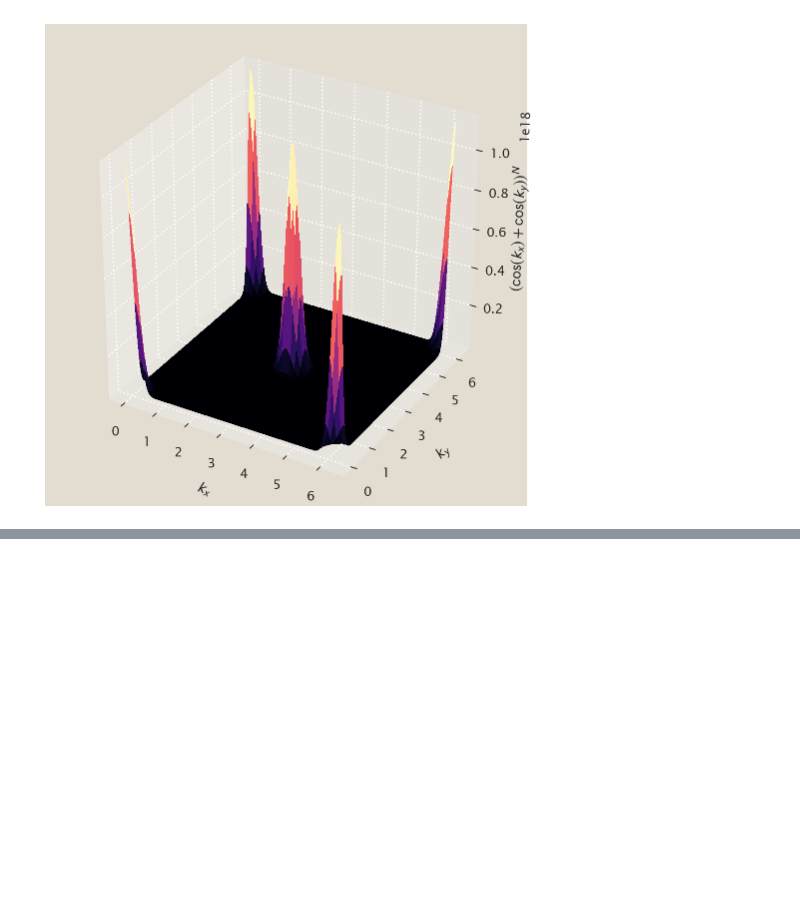
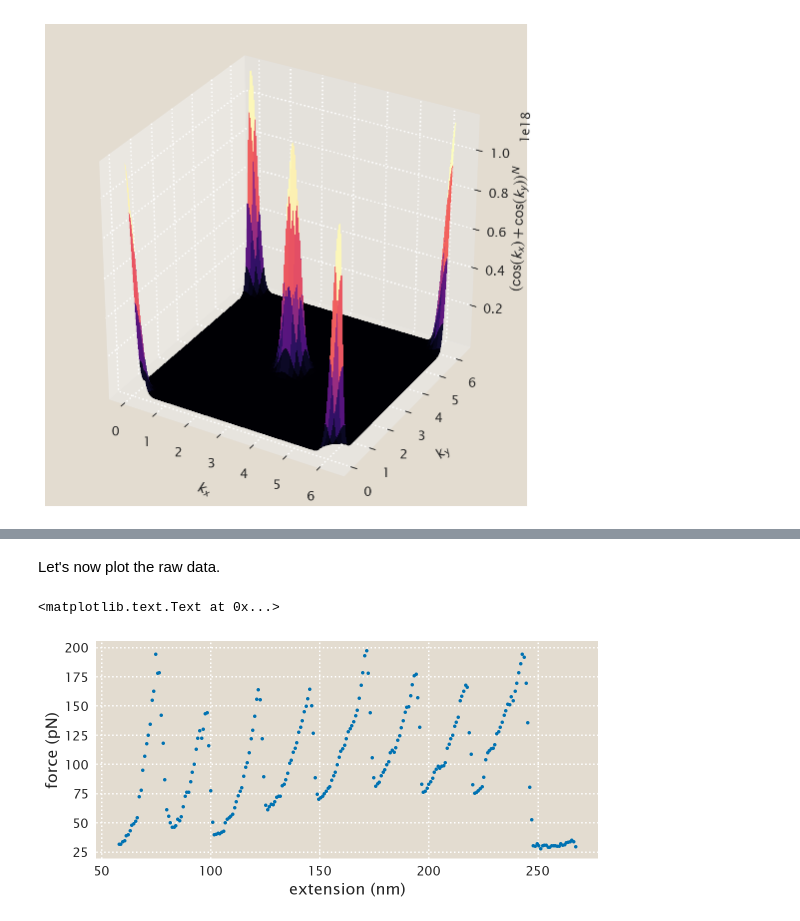
Before and after one commit to mrazomej/pboc, a Jupyter notebook: src/chapter_08.ipynb, the cells around one changed output, grey strips where cells are left out. Cells and saved outputs as stored; diff of their text form; code cells hidden in the pictures; blank space fills up the shorter version.

```diff
--- a/src/chapter_08.ipynb
+++ b/src/chapter_08.ipynb
@@ -332,0 +347,4 @@ plt.savefig(figdir + 'problem_08_08_01.png', bbox_inches='tight')
+# %%
+# Read excel file
+df = pd.read_excel('../data/fig8.22.xls', comment='#')
+df.head()
@@ -332,0 +358,13 @@ plt.savefig(figdir + 'problem_08_08_01.png', bbox_inches='tight')
+# %% [markdown]
+Let's now plot the raw data.
+# %%
+# Plot data using Pandas function (very convenient)
+df.plot('extension_nm', 'force_pN', marker='.', lw=0, legend=False,
+        figsize=(9, 4))
+
+# Label axis
+plt.xlabel('extension (nm)')
+plt.ylabel('force (pN)')
+# %% [output]
+<matplotlib.text.Text at 0x...>
+[figure, added]
```
Also changed, not shown: parts of 18 cells of this notebook, 1 other file.
